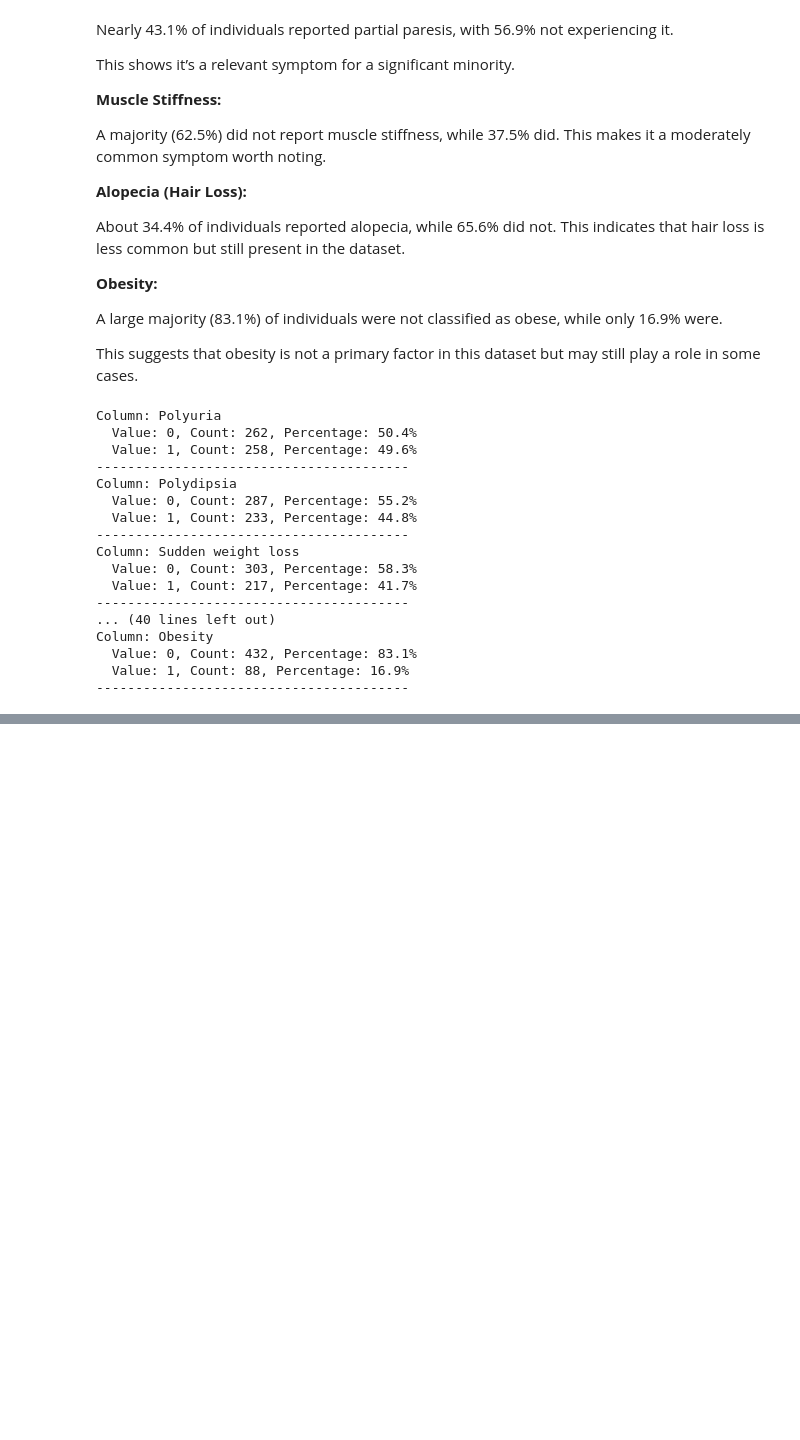
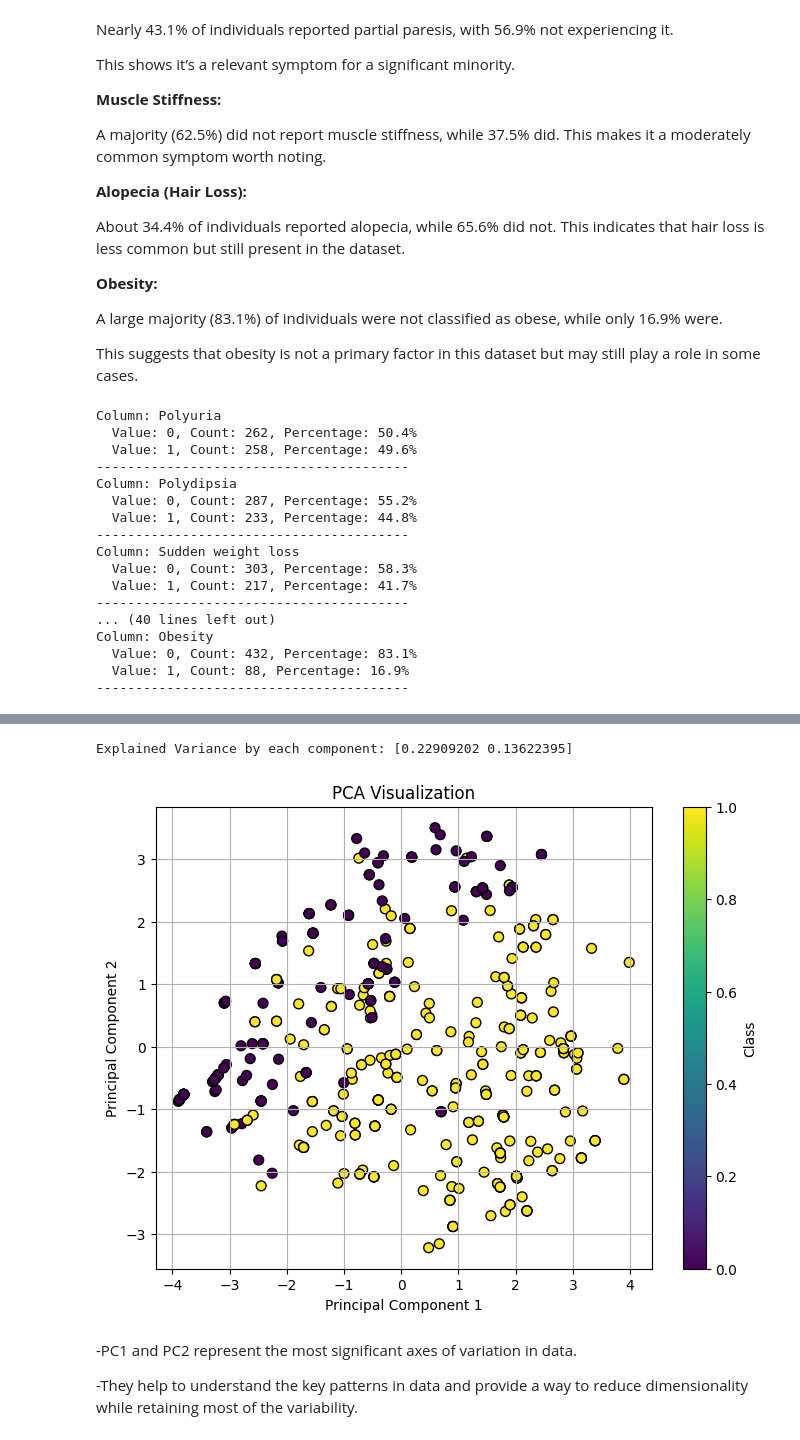
Before and after one commit to AKSHITHA-CHILUKA/Akshitha-GlucoSense-Infy-Nov2024, a Jupyter notebook: Diabities_data_analysis.ipynb, the cells around one changed output, grey strips where cells are left out. Drawn from its saved outputs; the diff is of its cells as text; code cells hidden in the pictures; blank space fills up the shorter version.

```diff
--- a/Diabities_data_analysis.ipynb
+++ b/Diabities_data_analysis.ipynb
@@ -471,0 +548,40 @@ Column: Obesity
+# %%
+from sklearn.decomposition import PCA
+from sklearn.preprocessing import StandardScaler, LabelEncoder
+
+# Step 1: Handle categorical data
+X_encoded = X.copy()
+for column in X_encoded.select_dtypes(include=['object', 'category', 'string']).columns: # Include 'category' and 'string' dtypes
+    le = LabelEncoder()
+    X_encoded[column] = le.fit_transform(X_encoded[column])
+
+# Step 2: Normalize the dataset
+scaler = StandardScaler()
+X_scaled = scaler.fit_transform(X_encoded)
+
+# Step 3: Apply PCA
+pca = PCA(n_components=2)  # Reduce to 2 dimensions for visualization
+X_pca = pca.fit_transform(X_scaled)
+
+# Step 4: Visualize explained variance
+explained_variance = pca.explained_variance_ratio_
+print(f"Explained Variance by each component: {explained_variance}")
+
+# Step 5: Plot the PCA components
+import matplotlib.pyplot as plt
+
+plt.figure(figsize=(8, 6))
+plt.scatter(X_pca[:, 0], X_pca[:, 1], c=y, cmap='viridis', edgecolor='k', s=50)
+plt.colorbar(label='Class')
+plt.title('PCA Visualization')
+plt.xlabel('Principal Component 1')
+plt.ylabel('Principal Component 2')
+plt.grid(True)
+plt.show()
+# %% [output]
+Explained Variance by each component: [0.22909202 0.13622395]
+[figure, added]
+# %% [markdown]
+-PC1 and PC2 represent the most significant axes of variation in data.
+
+-They help to understand the key patterns in data and provide a way to reduce dimensionality while retaining most of the variability.
```
Also changed, not shown: parts of 6 cells of this notebook.
